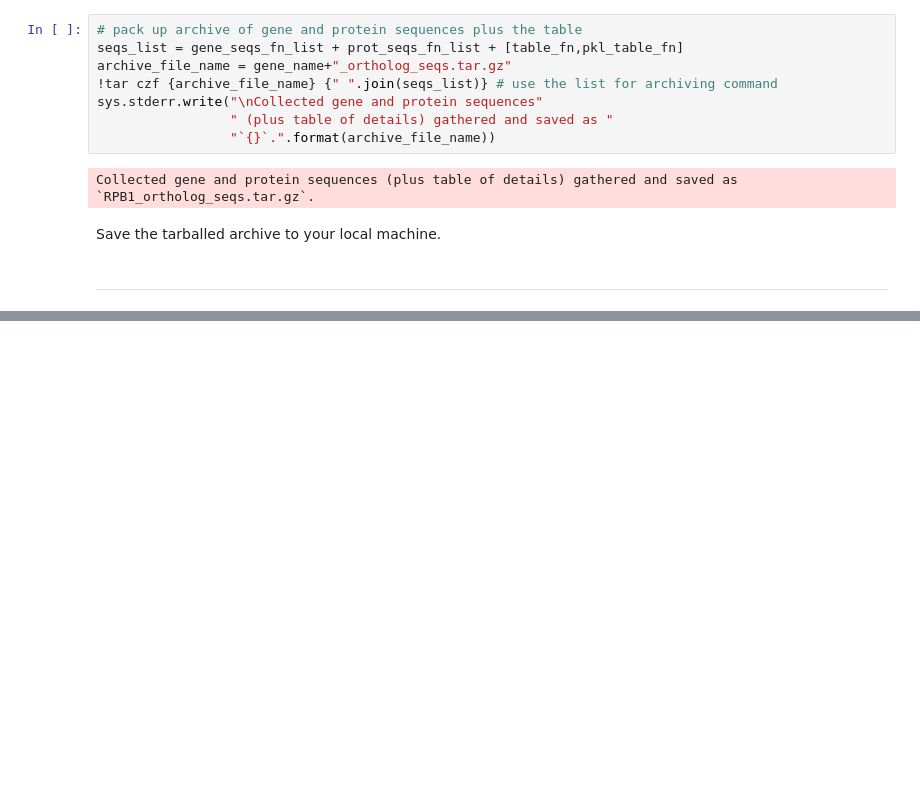
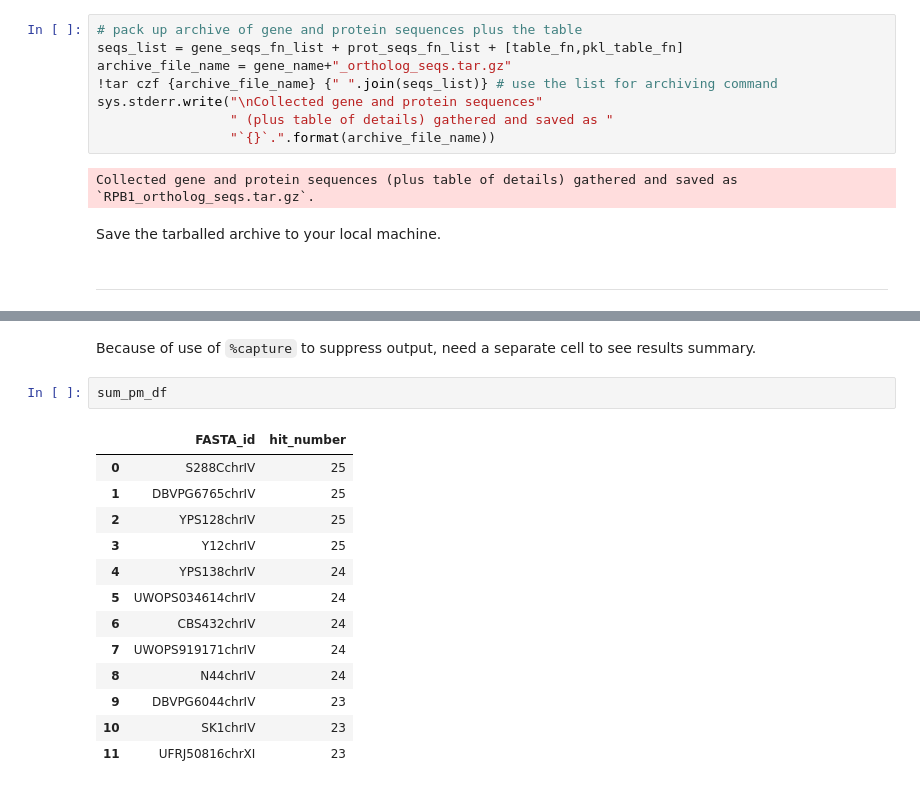
Before and after one commit to fomightez/blast-binder, a Jupyter notebook: notebooks/GSD/GSD Rpb1_orthologs_in_PB_genomes.ipynb, the cells around one changed output, grey strips where cells are left out. Drawn from its saved outputs; the diff is of its cells as text; blank space fills up the shorter version.

```diff
--- a/notebooks/GSD/GSD Rpb1_orthologs_in_PB_genomes.ipynb
+++ b/notebooks/GSD/GSD Rpb1_orthologs_in_PB_genomes.ipynb
@@ -704,0 +757,18 @@ Save the tarballed archive to your local machine.
+# %% [markdown]
+Because of use of `%capture` to suppress output, need a separate cell to see results summary.
+# %%
+sum_pm_df
+# %% [output]
+|  | FASTA_id | hit_number |
+| 0 | S288CchrIV | 25 |
+| 1 | DBVPG6765chrIV | 25 |
+| 2 | YPS128chrIV | 25 |
+| 3 | Y12chrIV | 25 |
+| 4 | YPS138chrIV | 24 |
+| 5 | UWOPS034614chrIV | 24 |
+| 6 | CBS432chrIV | 24 |
+| 7 | UWOPS919171chrIV | 24 |
+| 8 | N44chrIV | 24 |
+| 9 | DBVPG6044chrIV | 23 |
+| 10 | SK1chrIV | 23 |
+| 11 | UFRJ50816chrXI | 23 |
```
Also changed, not shown: parts of 16 cells of this notebook, 1 other file.
